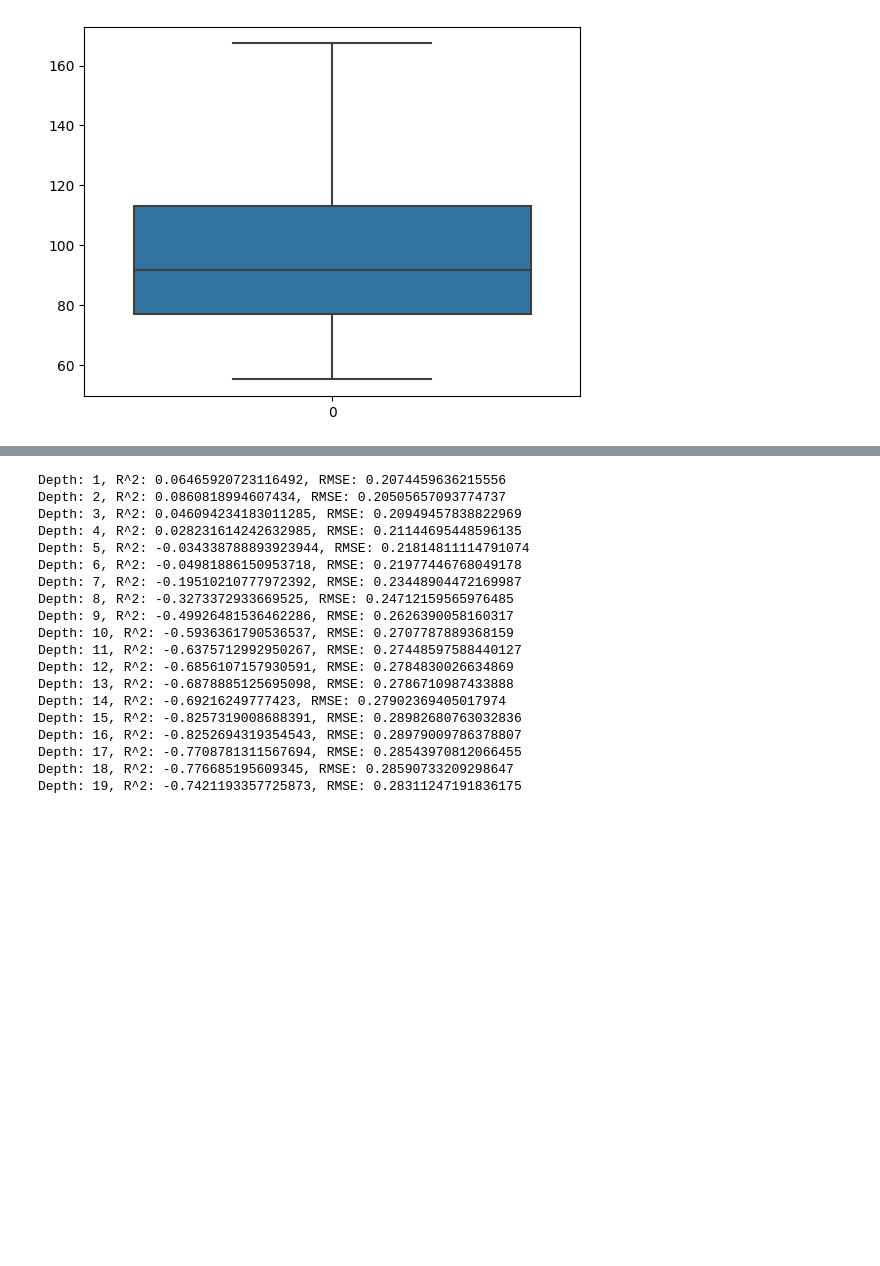
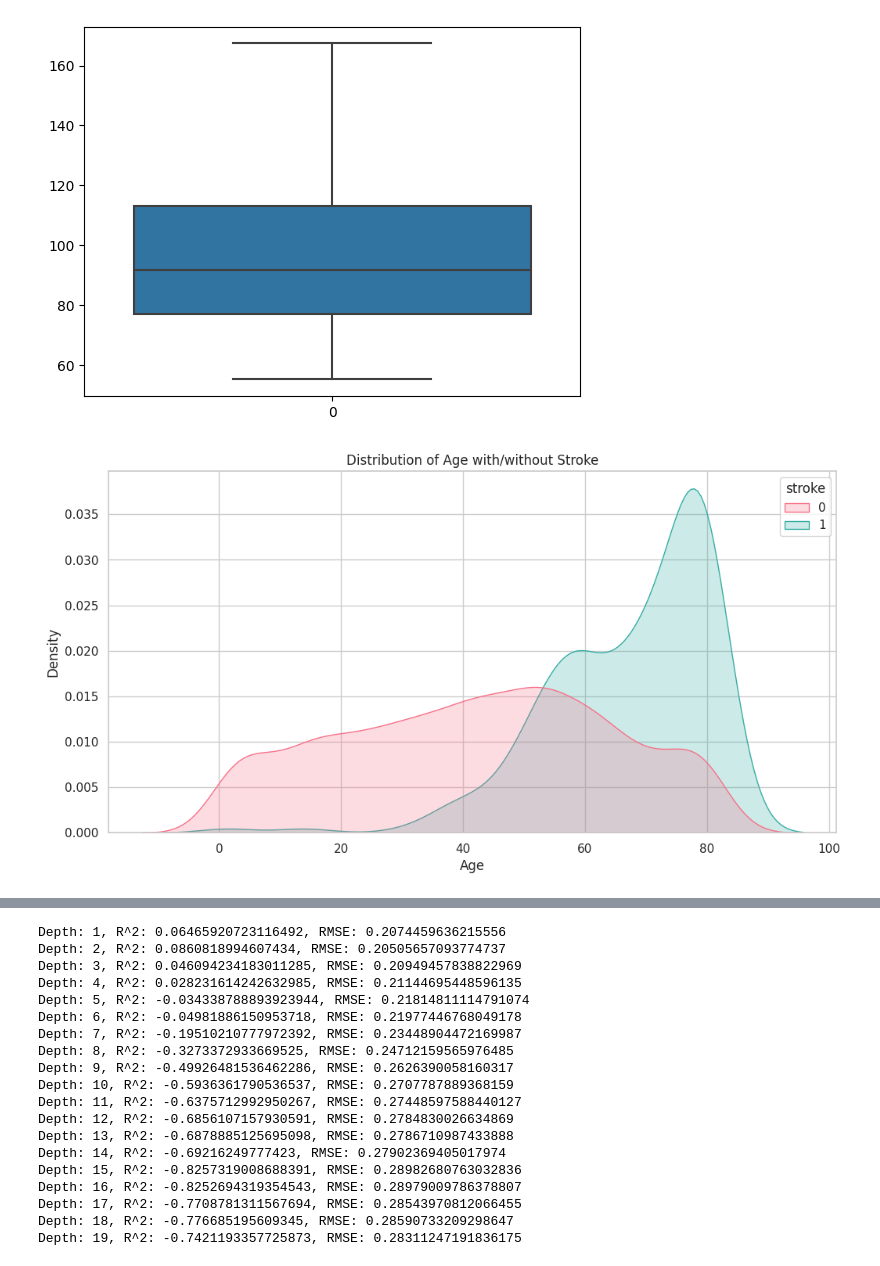
Before and after one commit to manaswinit26/group19, a Jupyter notebook: project_2/Project2.ipynb, the cells around one changed output, grey strips where cells are left out. Cells and saved outputs as stored; diff of their text form; code cells hidden in the pictures; blank space fills up the shorter version.

Commit message:
added data visualizations

```diff
--- a/project_2/Project2.ipynb
+++ b/project_2/Project2.ipynb
@@ -234,3 +236,19 @@ plt.show()
 [figure]
 [figure]
 [figure]
+# %%
+# Distribution of age and stroke on training data
+import seaborn as sns
+import matplotlib.pyplot as plt
+
+sns.set(style="whitegrid")
+plt.figure(figsize=(12, 6))
+
+sns.kdeplot(data=df_train, x="age", hue="stroke", fill=True, common_norm=False, palette="husl")
+
+plt.title("Distribution of Age with/without Stroke")
+plt.xlabel("Age")
+plt.ylabel("Density")
+plt.show()
+# %% [output]
+[figure, added]
```
Also changed, not shown: parts of 8 cells of this notebook.
